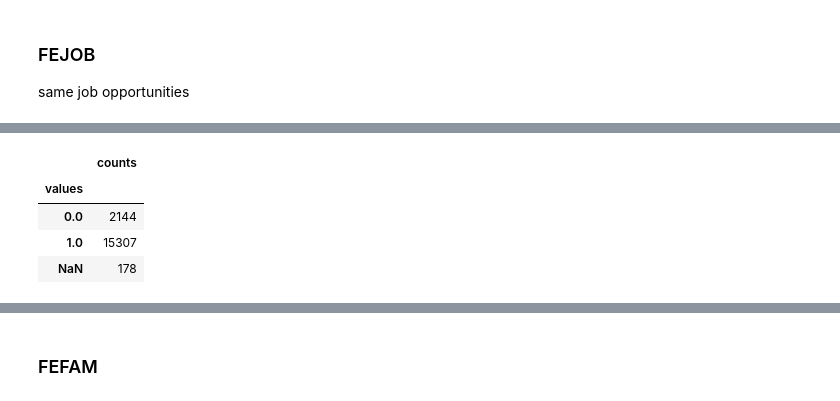
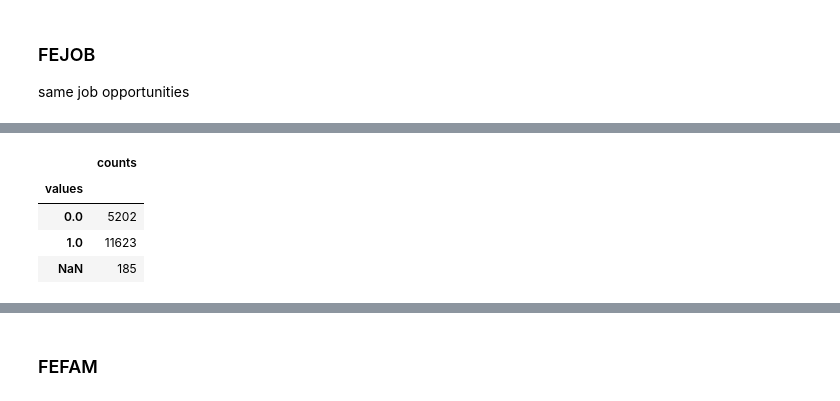
Before and after one commit to AllenDowney/MonitoringTheFuture, a Jupyter notebook: mtf_8_and_10.ipynb, the cells around one changed output, grey strips where cells are left out. Saved outputs shown, nothing was run; the diff lists cells and outputs as text; code cells hidden in the pictures.

```diff
--- a/mtf_8_and_10.ipynb
+++ b/mtf_8_and_10.ipynb
@@ -136,7 +175,7 @@ ZIPFILE = {
     2023: 'data/ICPSR_39171-V1.zip'
 }
 # %%
-year = 2004
+year = 1992
 zip_filename = ZIPFILE[year]
 zip_filename
 # %% [output]
@@ -173,8 +212,7 @@ class YearLookupDict:
             return default
 # %%
 INDICES = {
-    1991: [[0], [2]],
-    1992: [[0, 1], [2, 3]],
+    1991: [[0, 1], [2, 3]],
     1997: [[0, 1], [4, 5]],
     2012: [[0]]
 }
@@ -278,5 +316,3 @@ value_counts(df[GRADE[year]])
-# %%
-df = df.query('V1101 == 2')
 # %%
 """
 V7202: 00030:R01 R'S SEX F1234
@@ -300,6 +336,8 @@ GENDER = {
     2012: 'V7202'
 }
 GENDER = YearLookupDict(GENDER)
+# %%
+GENDER = irn_ref.query('irn == 30 and form==1')['varname'].str.upper()
 # %%
 df[GENDER[year]] = df[GENDER[year]].replace([0, 9, -9], np.nan)
 value_counts(df[GENDER[year]])
@@ -409,12 +456,12 @@ value_counts(df[FEJOB[year]])
 # %%
-set_target(df, FEJOB[year], [4, 5], 'fejob')
+set_target(df, FEJOB[year], [5], 'fejob')
 value_counts(df['fejob'])
 # %% [output]
 |  | counts |
 | values |  |
-| 0.0 | 2144 |
-| 1.0 | 15307 |
-| NaN | 178 |
+| 0.0 | 5202 |
+| 1.0 | 11623 |
+| NaN | 185 |
 # %%
 df['fejob'].mean()
 # %% [output]
```
Also changed, not shown: parts of 45 cells of this notebook, 1 other file.
